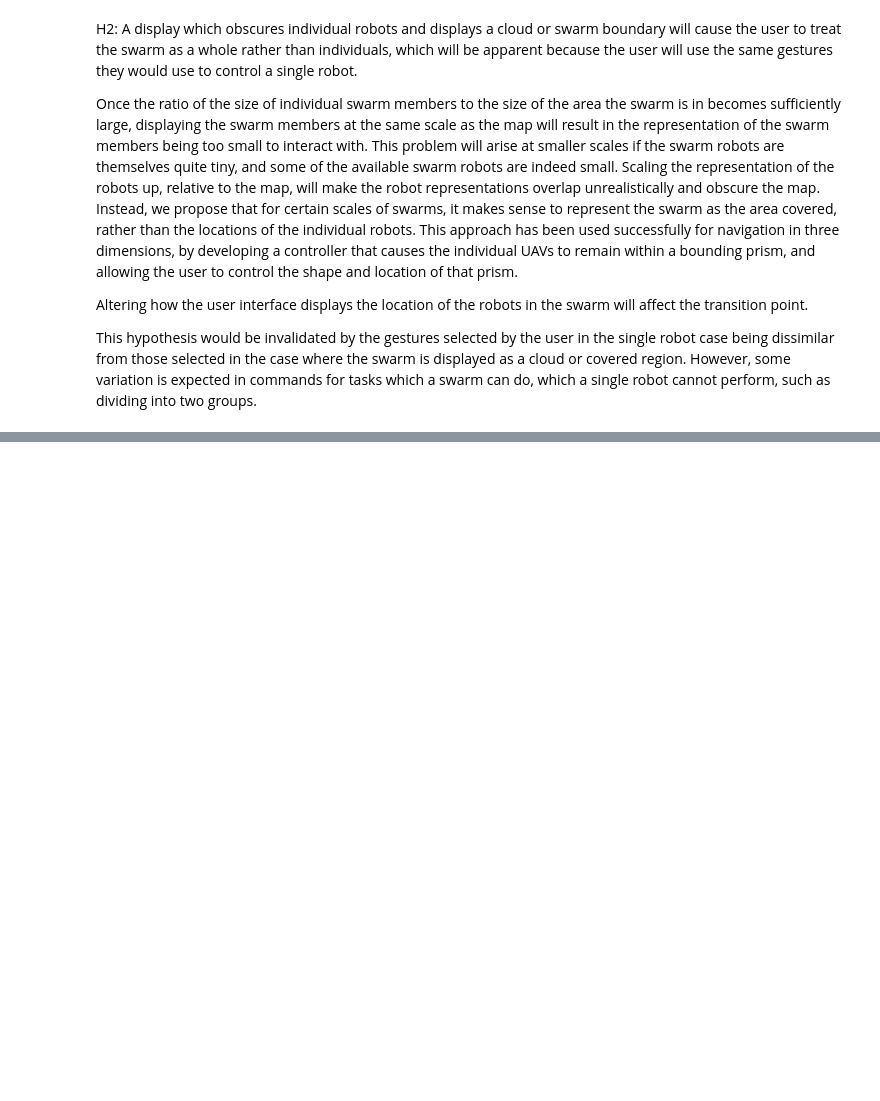
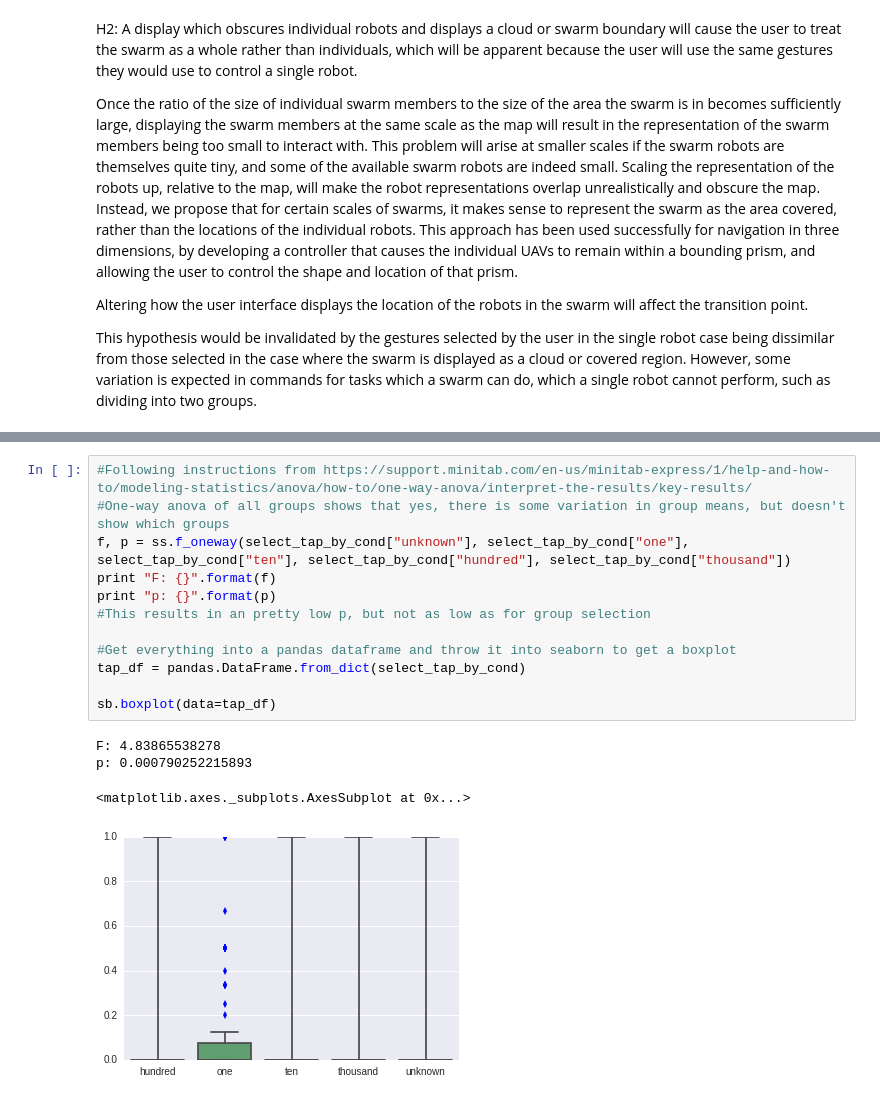
Before and after one commit to ab3nd/TinyRobo, a Jupyter notebook: data/By Hypothesis.ipynb, the cells around one changed output, grey strips where cells are left out. Saved outputs shown, nothing was run; the diff lists cells and outputs as text; blank space fills up the shorter version.

```diff
--- a/data/By Hypothesis.ipynb
+++ b/data/By Hypothesis.ipynb
@@ -538,0 +627,17 @@ one_cond.groupby("task").sum()
+# %%
+#Following instructions from https://support.minitab.com/en-us/minitab-express/1/help-and-how-to/modeling-statistics/anova/how-to/one-way-anova/interpret-the-results/key-results/
+#One-way anova of all groups shows that yes, there is some variation in group means, but doesn't show which groups
+f, p = ss.f_oneway(select_tap_by_cond["unknown"], select_tap_by_cond["one"], select_tap_by_cond["ten"], select_tap_by_cond["hundred"], select_tap_by_cond["thousand"])
+print "F: {}".format(f)
+print "p: {}".format(p)
+#This results in an pretty low p, but not as low as for group selection
+
+#Get everything into a pandas dataframe and throw it into seaborn to get a boxplot
+tap_df = pandas.DataFrame.from_dict(select_tap_by_cond)
+
+sb.boxplot(data=tap_df)
+# %% [output]
+F: 4.83865538278
+p: 0.000790252215893
+<matplotlib.axes._subplots.AxesSubplot at 0x...>
+[figure, added]
```
Also changed, not shown: parts of 23 cells of this notebook.
